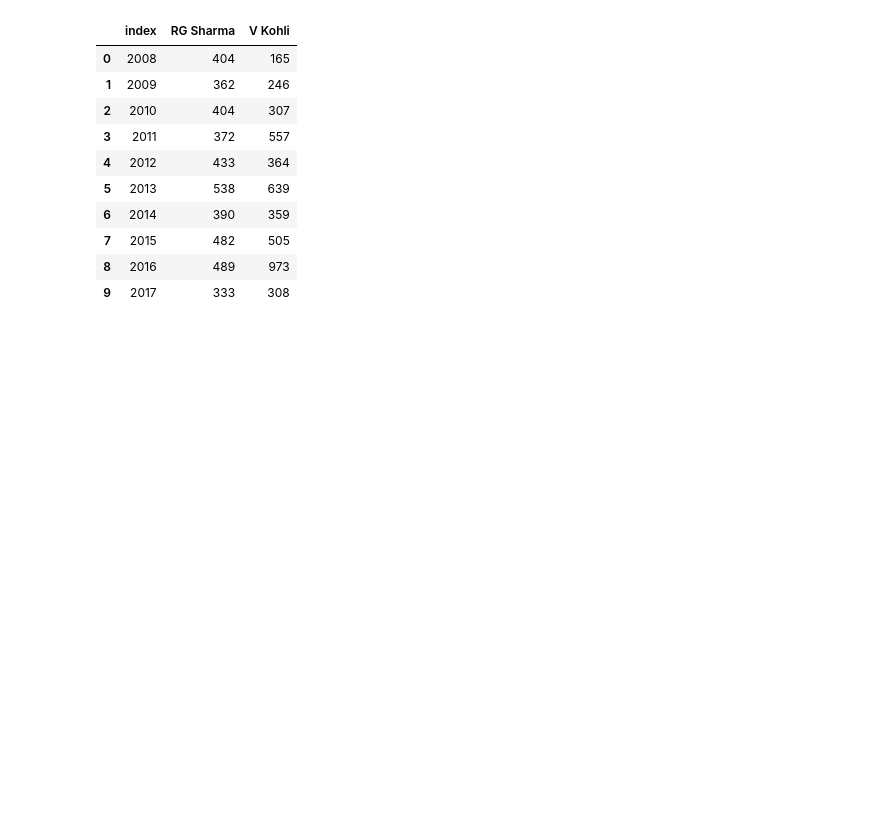
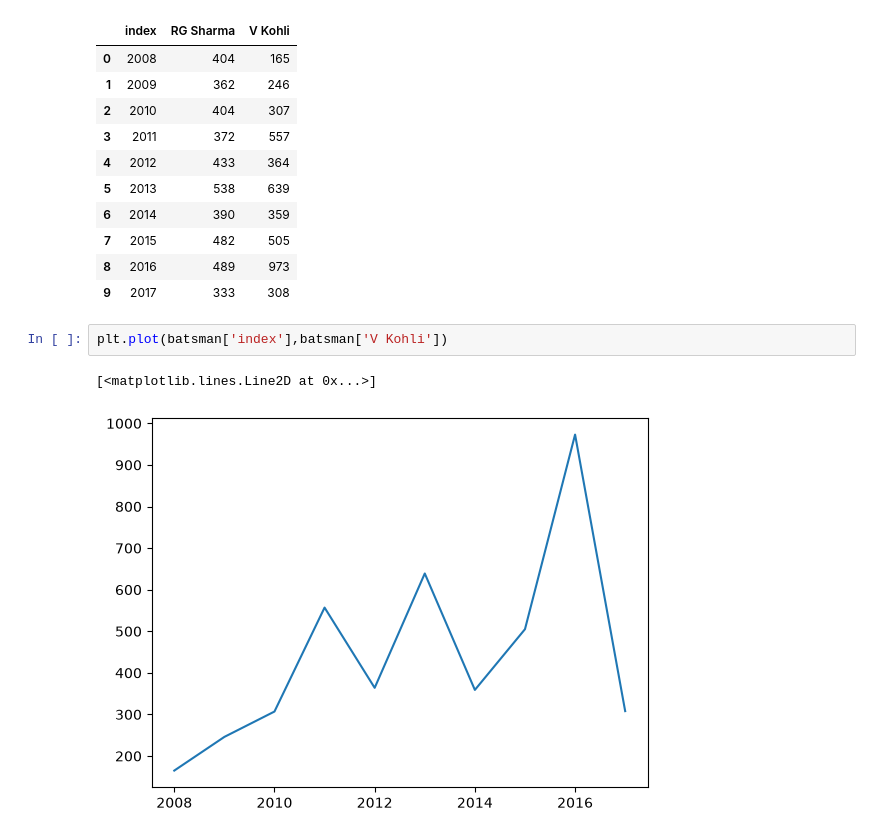
Before and after one commit to mishrarishi1135-a11y/Python-Libraries-for-Data--Science-, a Jupyter notebook: 03_matplotlib/01_Matplotlib.ipynb, the cells around one changed output. Drawn from its saved outputs; the diff is of its cells as text; blank space fills up the shorter version.

Commit message:
2D plots in matplotlib

```diff
--- a/03_matplotlib/01_Matplotlib.ipynb
+++ b/03_matplotlib/01_Matplotlib.ipynb
@@ -36,3 +36,8 @@ batsman
 | 7 | 2015 | 482 | 505 |
 | 8 | 2016 | 489 | 973 |
 | 9 | 2017 | 333 | 308 |
+# %%
+plt.plot(batsman['index'],batsman['V Kohli'])
+# %% [output]
+[<matplotlib.lines.Line2D at 0x...>]
+[figure, added]
```
Also changed, not shown: parts of 11 cells of this notebook.
